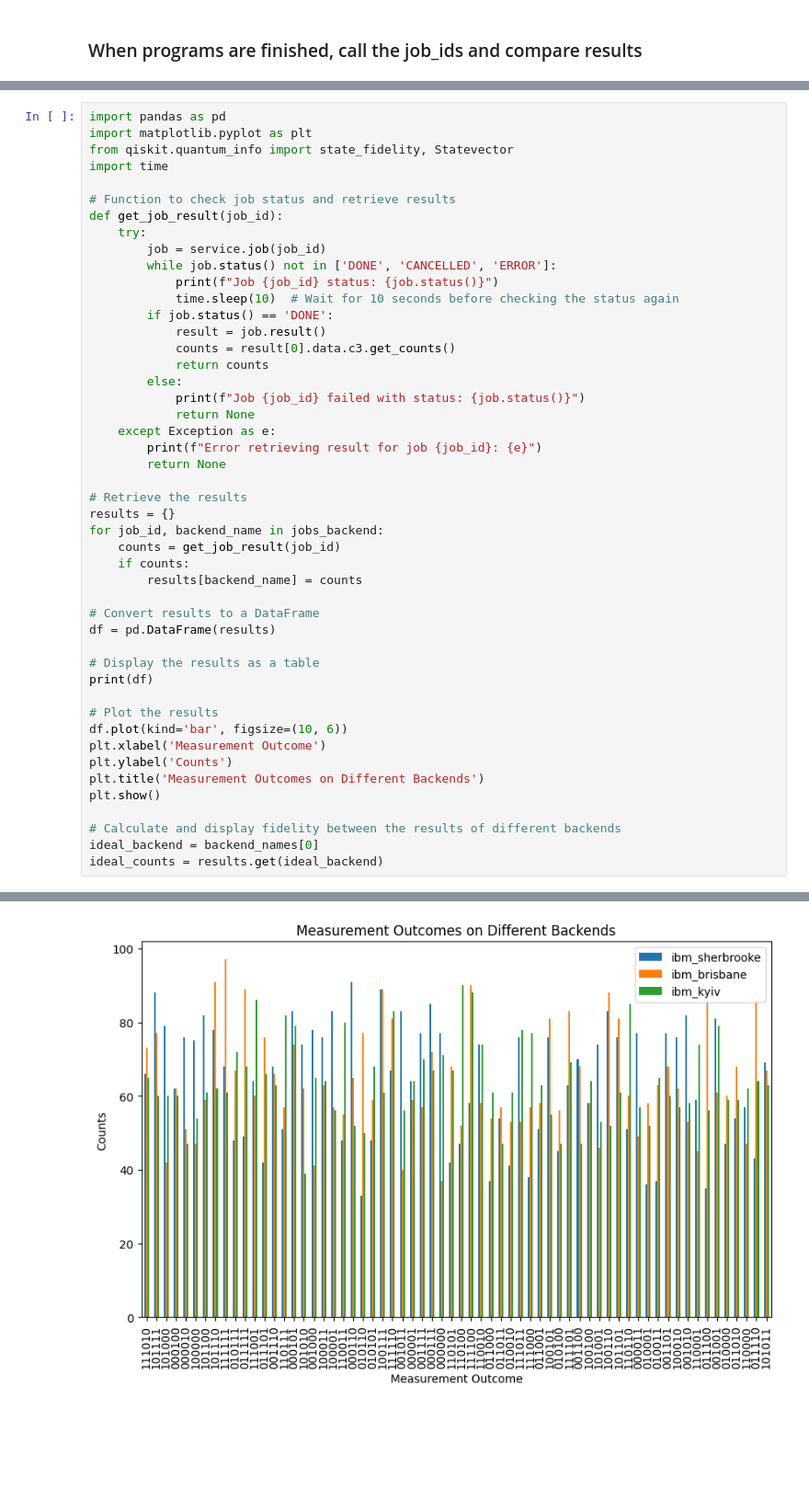
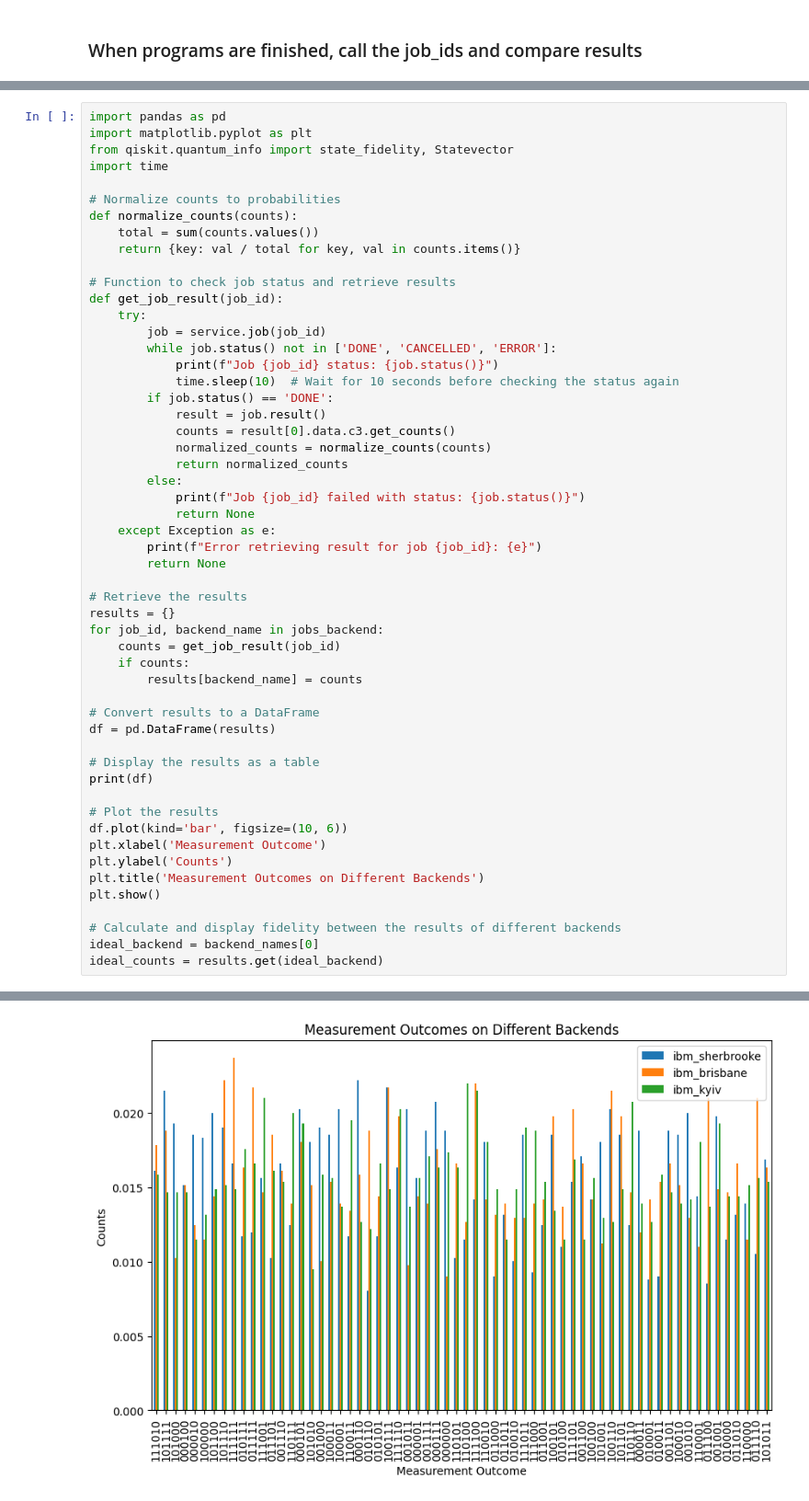
Before and after one commit to josephbedell/eigencode, a Jupyter notebook: test_backends.ipynb, the cells around one changed output, grey strips where cells are left out. Shown at 92% size. Drawn from its saved outputs; the diff is of its cells as text; blank space fills up the shorter version.

```diff
--- a/test_backends.ipynb
+++ b/test_backends.ipynb
@@ -141,6 +129,11 @@ import pandas as pd
 import matplotlib.pyplot as plt
 from qiskit.quantum_info import state_fidelity, Statevector
 import time
+
+# Normalize counts to probabilities
+def normalize_counts(counts):
+    total = sum(counts.values())
+    return {key: val / total for key, val in counts.items()}
 
 # Function to check job status and retrieve results
 def get_job_result(job_id):
@@ -152,7 +145,8 @@ def get_job_result(job_id):
         if job.status() == 'DONE':
             result = job.result()
             counts = result[0].data.c3.get_counts()
-            return counts
+            normalized_counts = normalize_counts(counts)
+            return normalized_counts
         else:
             print(f"Job {job_id} failed with status: {job.status()}")
             return None
@@ -199,3 +193,3 @@ ideal_counts = results.get(ideal_backend)
 
 [64 rows x 3 columns]
-[figure, old version]
+[figure, new version]
```
Also changed, not shown: parts of 8 cells of this notebook.
